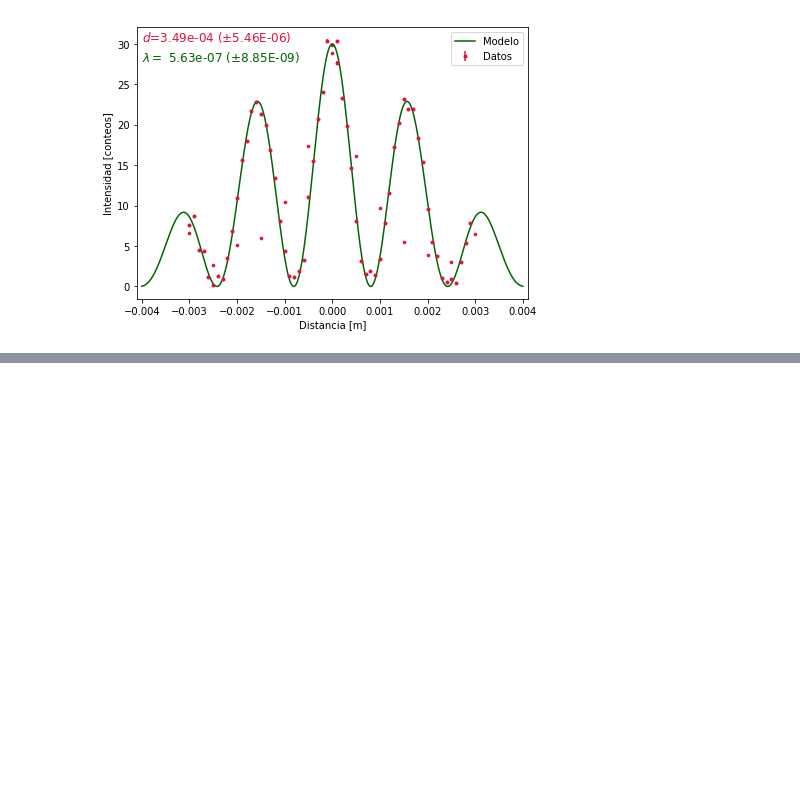
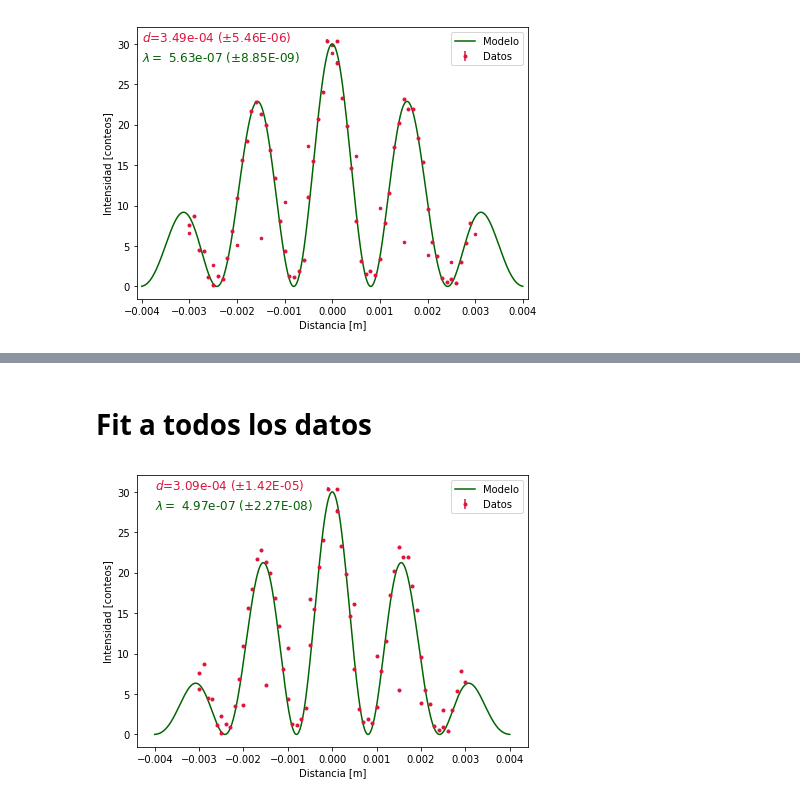
Before and after one commit to jamontanac/Laboratorio-Avanzado, a Jupyter notebook: Double_Slit/Analisis.ipynb, the cells around one changed output, grey strips where cells are left out. Cells and saved outputs as stored; diff of their text form; code cells hidden in the pictures; blank space fills up the shorter version.

```diff
--- a/Double_Slit/Analisis.ipynb
+++ b/Double_Slit/Analisis.ipynb
@@ -424,0 +419,41 @@ array([3.48533034e-04, 5.62928970e-07])
+# %% [markdown]
+# Fit a todos los datos
+# %%
+a=1.0*10**(-4)
+wave_length=575*10**(-9)
+d=35.6*10**(-5)
+datos_exp=Intensidad_doble[(Intensidad_doble["Voltaje"]==530) & (Intensidad_doble["Distancia"]!=0)].groupby("Distancia").mean().reset_index()
+temporal=np.array(datos_exp.Conteos+np.random.normal(0.01,1,len(datos_exp.Conteos)))
+d2={"Distancia":-np.array(datos_exp["Distancia"]),"Voltaje":np.array(datos_exp["Voltaje"]),"Conteos":temporal}
+df2 = pd.DataFrame(d2)
+datos_exp=datos_exp.append(df2,ignore_index=True)
+datos_exp["Incertidumbre"]=incertidumbre_intensidad(np.array(datos_exp.Distancia),a,wave_length,d)
+# %%
+datos_simulados=datos_simulados.append(datos_exp,ignore_index=True)
+# %%
+def model_interferencia(distancia,d,wave_length):
+    #wave_length=575*10**(-9)
+    #d=35.6*10**(-5)
+    a=1.0*10**(-4)
+    I_0=30
+    alpha=np.pi*a*distancia/wave_length
+    difraccion= (np.sin(alpha)/alpha)**2
+    interferencia=(np.cos((np.pi*d*distancia)/(wave_length)))**2
+    return I_0*difraccion*interferencia
+# %%
+p0 = [35*10**(-5),575*10**(-9)]
+popt, pcov = curve_fit(model_interferencia, xdata=np.array(datos_simulados.Distancia), ydata=np.array(datos_simulados.Conteos), p0=p0)
+perr = np.sqrt(np.diag(pcov))
+# %%
+plt.figure(figsize=(7,5))
+y=np.linspace(-4.0/1000,4.0/1000,1000)
+plt.errorbar(datos_simulados.Distancia,datos_simulados.Conteos,fmt="o",yerr=datos_simulados.Incertidumbre,ms=3,label="Datos",color="crimson")
+plt.plot(y,model_interferencia(y,popt[0],popt[1]),label="Modelo",color="darkgreen")
+plt.legend(loc="best")
+plt.text(np.min(y),np.max(datos_simulados.Conteos),r"$d$={:0.2e} ($\pm${:0.2E})".format(popt[0],perr[0]),fontsize=12,color="crimson")
+plt.text(np.min(y),np.max(datos_simulados.Conteos)-2.5,r"$\lambda=$ {:0.2e} ($\pm${:0.2E})".format(popt[1],perr[1]),fontsize=12,color="darkgreen")
+plt.xlabel("Distancia [m]")
+plt.ylabel("Intensidad [conteos]")
+plt.show()
+# %% [output]
+[figure, added]
```
Also changed, not shown: parts of 2 cells of this notebook.
